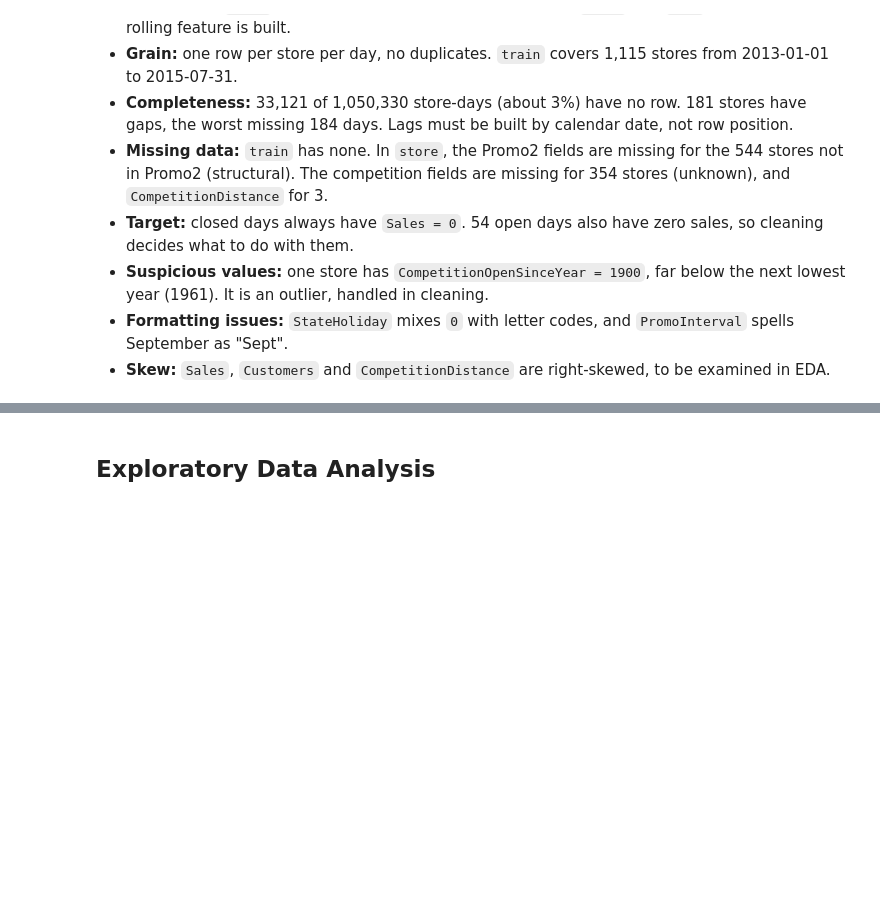
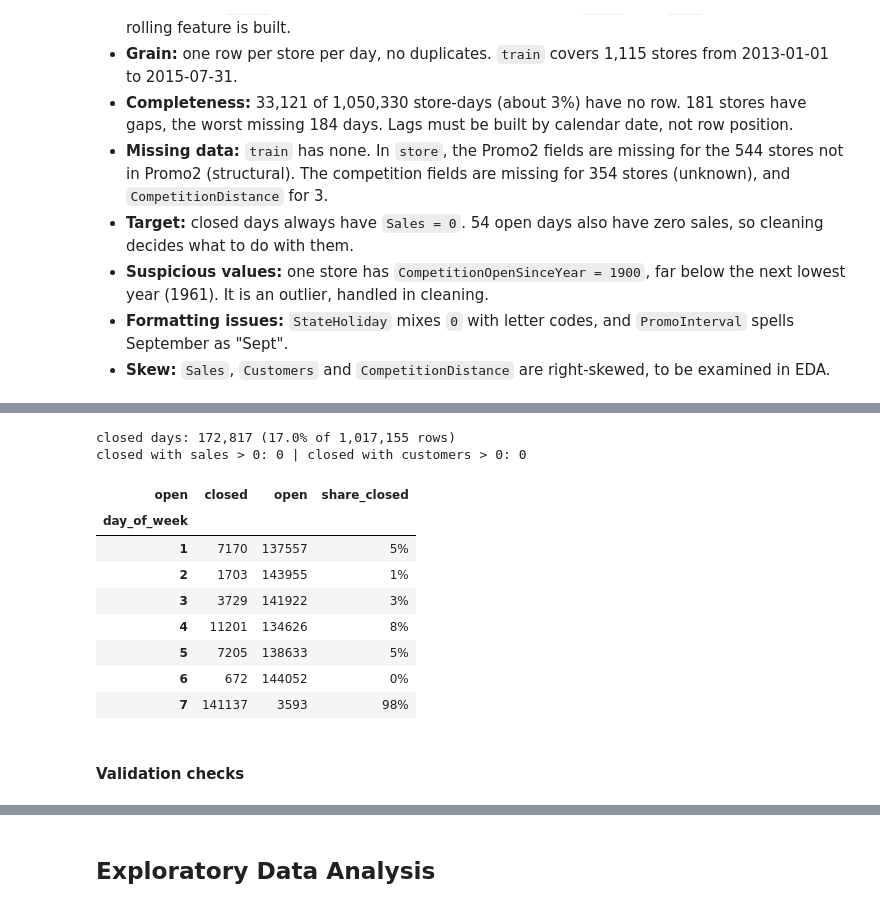
Before and after one commit to rimvelvet31/rossmann-retail-demand-forecasting, a Jupyter notebook: notebooks/notebook.ipynb, the cells around one changed output, grey strips where cells are left out. Saved outputs shown, nothing was run; the diff lists cells and outputs as text; code cells hidden in the pictures; blank space fills up the shorter version.

```diff
--- a/notebooks/notebook.ipynb
+++ b/notebooks/notebook.ipynb
@@ -374,0 +801,8 @@ pd.crosstab(
+# %%
+def drop_rows_where(df, condition):
+    """Return a copy of df without the rows where `condition(df)` is True, with a fresh row index.
+
+    `condition` is a function that takes the DataFrame and returns True or False per row, so it is
+    always checked against the current data. Safe to re-run: once the rows are gone, nothing matches.
+    """
+    return df.loc[~condition(df)].reset_index(drop=True)
@@ -374,0 +829,23 @@ pd.crosstab(
+# %%
+closed = train_clean[train_clean["open"] == 0]
+
+print(f"closed days: {len(closed):,} ({len(closed) / len(train_clean):.1%} of {len(train_clean):,} rows)")
+print(f"closed with sales > 0: {(closed['sales'] > 0).sum()} | closed with customers > 0: {(closed['customers'] > 0).sum()}")
+
+by_weekday = pd.crosstab(train_clean["day_of_week"], train_clean["open"].map({0: "closed", 1: "open"}))
+by_weekday["share_closed"] = (by_weekday["closed"] / (by_weekday["closed"] + by_weekday["open"])).map("{:.0%}".format)
+by_weekday
+# %% [output]
+closed days: 172,817 (17.0% of 1,017,155 rows)
+closed with sales > 0: 0 | closed with customers > 0: 0
+| open | closed | open | share_closed |
+| day_of_week |  |  |  |
+| 1 | 7170 | 137557 | 5% |
+| 2 | 1703 | 143955 | 1% |
+| 3 | 3729 | 141922 | 3% |
+| 4 | 11201 | 134626 | 8% |
+| 5 | 7205 | 138633 | 5% |
+| 6 | 672 | 144052 | 0% |
+| 7 | 141137 | 3593 | 98% |
+# %% [markdown]
+#### Validation checks
```
Also changed, not shown: parts of 60 cells of this notebook.
